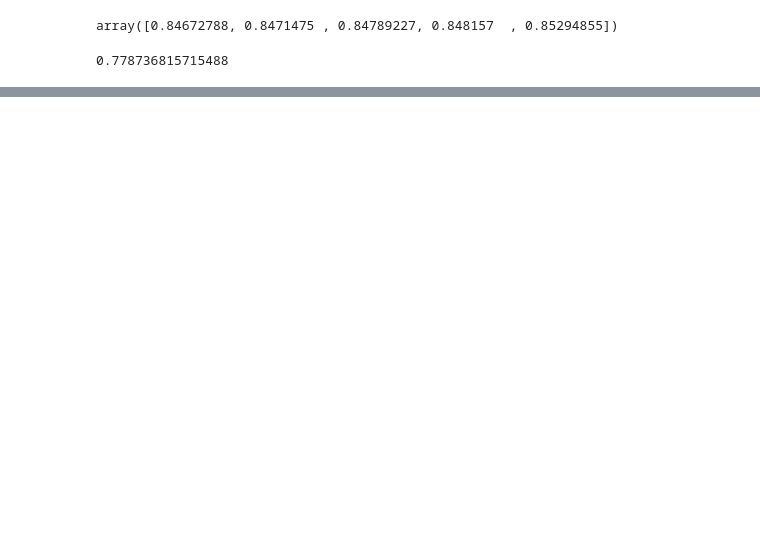
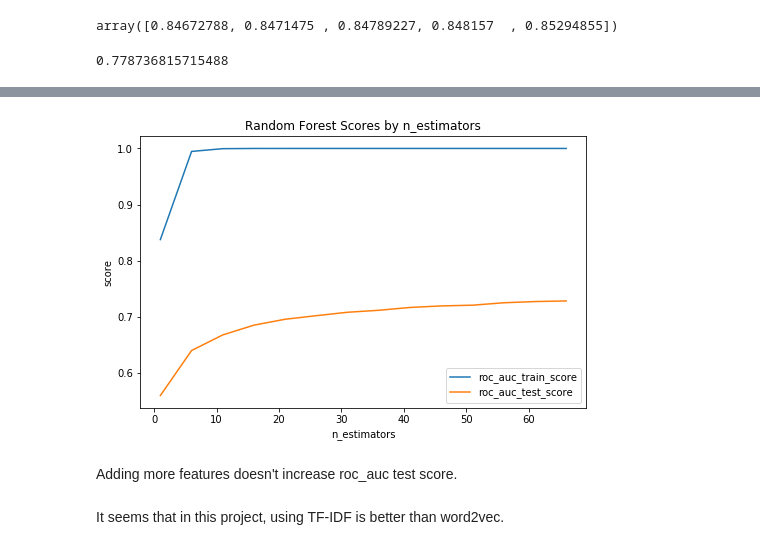
Before and after one commit to YLDAPhoenix11/Kaggle-Titanic, a Jupyter notebook: Applied_Machine_Learning/homework4/HW4_continued.ipynb, the cells around one changed output, grey strips where cells are left out. Cells and saved outputs as stored; diff of their text form; code cells hidden in the pictures; blank space fills up the shorter version.

Commit message:
add word2vec

```diff
--- a/Applied_Machine_Learning/homework4/HW4_continued.ipynb
+++ b/Applied_Machine_Learning/homework4/HW4_continued.ipynb
@@ -736,0 +674,35 @@ They tend to not have significant improvement for classification.
+# %%
+continuous_transformer = Pipeline(steps = [('imputer', SimpleImputer(strategy= 'median')),('scaler', Normalizer())])
+categorical_transformer = Pipeline(steps = [('imputer', SimpleImputer(strategy= 'constant', fill_value = 'missing')),('scaler', OneHotEncoder(handle_unknown = 'ignore'))])
+#text_transformer = Pipeline(steps = [('vectorizer', MinMaxScaler()])
+# %%
+preprocess = make_column_transformer((categorical_transformer,['parent_id.x','score.x_discrete', 'month','hour']),(continuous_transformer,['quotation','html','dirtywords','@','!',':','$','#','&','+','~','%','bracket','number','length']),remainder = "passthrough")
+# %%
+pipe_w2v = make_pipeline(preprocess,RandomForestClassifier(warm_start = True))
+# %%
+estimator_range = range(1,70,5)
+roc_auc_train_score = []
+roc_auc_test_score = []
+n_estimators_list = []
+for n_estimators in estimator_range:
+    pipe_w2v.named_steps['randomforestclassifier'].n_estimators = n_estimators
+    pipe_w2v.fit(X_train_w2v,y_train)
+    scores = cross_validate(pipe_w2v,X_train_w2v,y_train, cv = 5, scoring = ('roc_auc'))
+    roc_auc_train_score.append(scores['train_score'].mean())
+    roc_auc_test_score.append(scores['test_score'].mean())
+    n_estimators_list.append(n_estimators)
+# %%
+fig= plt.figure(figsize=(8,5))
+plt.plot(n_estimators_list, roc_auc_train_score, label = 'roc_auc_train_score')
+plt.plot(n_estimators_list, roc_auc_test_score, label = 'roc_auc_test_score')
+plt.legend()
+plt.xlabel('n_estimators')
+plt.ylabel('score')
+plt.title('Random Forest Scores by n_estimators')
+plt.show()
+# %% [output]
+[figure, added]
+# %% [markdown]
+Adding more features doesn't increase roc_auc test score.
+# %% [markdown]
+It seems that in this project, using TF-IDF is better than word2vec.
```
Also changed, not shown: parts of 44 cells of this notebook.
